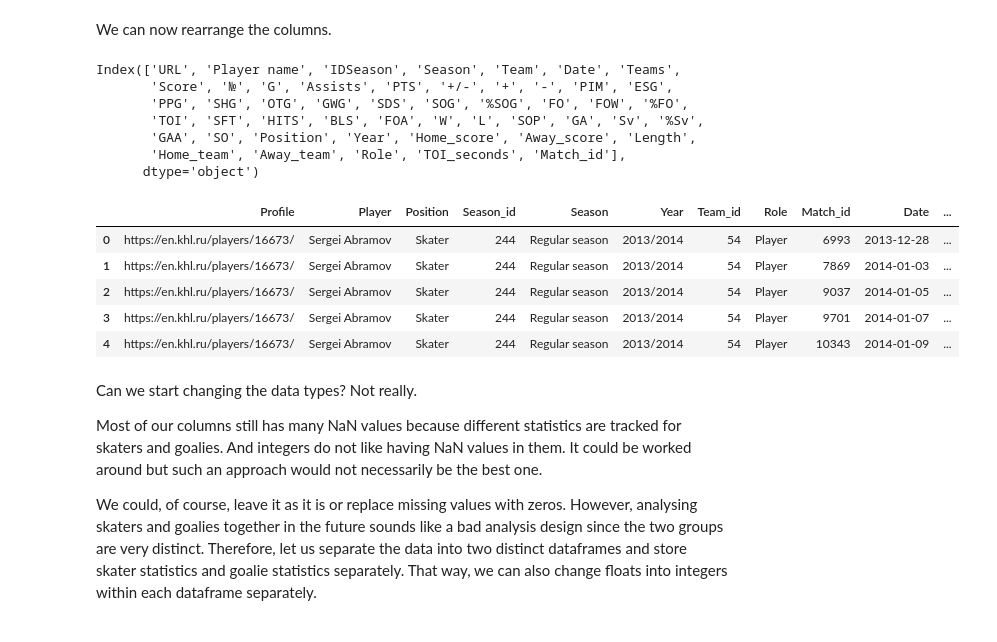
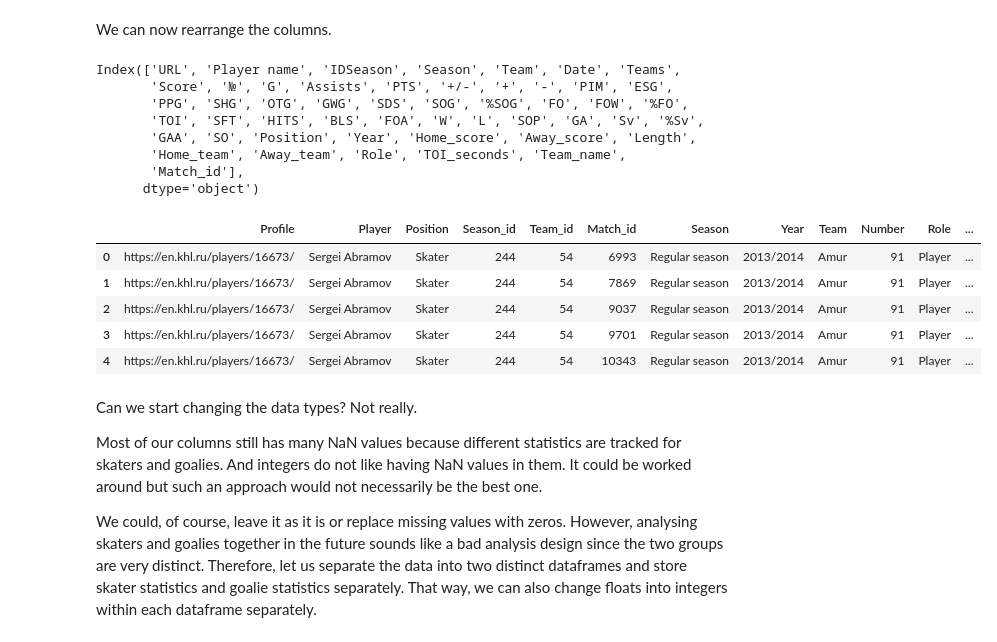
Before and after one commit to Dark-Hobbit/khl, a Jupyter notebook: stage_2/players_processing_match.ipynb, the cells around one changed output. Cells and saved outputs as stored; diff of their text form; code cells hidden in the pictures.

Commit message:
Added team names to match data

```diff
--- a/stage_2/players_processing_match.ipynb
+++ b/stage_2/players_processing_match.ipynb
@@ -250,9 +250,9 @@ Same as with the scores, the letters used to indicate that the player is his tea
 length_dict = {'': 'Standard', 'ОТ': 'Overtime', 'Б': 'Shootouts'}
 players_match['Length'] = players_match['Length'].map(length_dict)
 
-captain_dict = {' ': 'Player', 'а': 'Assistant', 'к': 'Captain', 'a': 'Assistant', 'c': 'Captain',
+role_dict = {' ': 'Player', 'а': 'Assistant', 'к': 'Captain', 'a': 'Assistant', 'c': 'Captain',
                 'K': 'Captain','k': 'Captain', 'К': 'Captain', 'А': 'Assistant', 'A': 'Assistant'}
-players_match['Role'] = players_match['Role'].map(captain_dict)
+players_match['Role'] = players_match['Role'].map(role_dict)
 # %% [markdown]
 UPDATE: although it is not noticeable at first, we have some issues with the teams names.
 # %%
@@ -271,3 +273,6 @@ players_match['Away_team'] = players_match['Away_team'].replace(to_replace='Soch
+# %%
+team_dict = players_match.groupby('Team')['Home_team'].agg(pd.Series.mode).to_dict()
+players_match['Team_name'] = players_match['Team'].map(team_dict)
 # %% [markdown]
 Currently, we can recognise a match by its date and at least one of the teams who participated in it. However, it would be more convenient to have match ID as a separate column rather than combining two columns every time.
 # %%
@@ -283,42 +288,43 @@ Index(['URL', 'Player name', 'IDSeason', 'Season', 'Team', 'Date', 'Teams',
        'PPG', 'SHG', 'OTG', 'GWG', 'SDS', 'SOG', '%SOG', 'FO', 'FOW', '%FO',
        'TOI', 'SFT', 'HITS', 'BLS', 'FOA', 'W', 'L', 'SOP', 'GA', 'Sv', '%Sv',
        'GAA', 'SO', 'Position', 'Year', 'Home_score', 'Away_score', 'Length',
-       'Home_team', 'Away_team', 'Role', 'TOI_seconds', 'Match_id'],
+       'Home_team', 'Away_team', 'Role', 'TOI_seconds', 'Team_name',
+       'Match_id'],
       dtype='object')
 # %%
 # Dropping the columns we are no longer interested in.
 players_match.drop(['Teams', 'Score'], axis=1, inplace=True)
 
 # We will have to move the columns around quite a bit.
-columns = ['URL', 'Player name', 'Position', 'IDSeason', 'Season', 'Year', 'Team', 'Role', 'Match_id', 'Date',
-           'Home_team', 'Away_team', 'Home_score', 'Away_score', 'Length', '№', 'G', 'Assists', 'PTS', '+/-',
-           '+', '-', 'PIM', 'ESG', 'PPG', 'SHG', 'OTG', 'GWG', 'SDS', 'SOG', '%SOG', 'FO', 'FOW', '%FO',
+columns = ['URL', 'Player name', 'Position', 'IDSeason', 'Team', 'Match_id', 'Season', 'Year', 'Team_name', '№',
+           'Role', 'Date', 'Home_team', 'Away_team', 'Home_score', 'Away_score', 'Length', 'G', 'Assists', 'PTS',
+           '+/-', '+', '-', 'PIM', 'ESG', 'PPG', 'SHG', 'OTG', 'GWG', 'SDS', 'SOG', '%SOG', 'FO', 'FOW', '%FO',
            'TOI', 'TOI_seconds', 'SFT', 'HITS', 'BLS', 'FOA', 'W', 'L', 'SOP', 'GA', 'Sv', '%Sv', 'GAA', 'SO']
 players_match = players_match[columns]
 
 # The current column names are not very informative, are they?
-header = ['Profile', 'Player', 'Position', 'Season_id', 'Season', 'Year', 'Team_id', 'Role', 'Match_id', 'Date', 'Home_team',
-          'Away_team', 'Home_score', 'Away_score', 'Length', 'Number', 'Goals', 'Assists', 'Points', 'Plus_minus', 'Plus',
-          'Minus', 'Penalties', 'Goals_even', 'Goals_powerplay', 'Goals_shorthanded', 'Goals_overtime', 'Game_winning_goals',
-          'Game_winning_shootouts', 'Shots', 'Shots_percentage', 'Faceoffs', 'Faceoffs_won', 'Faceoffs_percentage',
-          'Icetime', 'Icetime_seconds', 'Shifts', 'Hits', 'Shots_blocked', 'Penalties_against', 'Wins', 'Losses',
-          'Shootouts', 'Goals_against', 'Saves', 'Saves_percentage', 'Goals_against_average', 'Shutouts']
+header = ['Profile', 'Player', 'Position', 'Season_id', 'Team_id', 'Match_id', 'Season', 'Year', 'Team', 'Number', 'Role',
+          'Date', 'Home_team', 'Away_team', 'Home_score', 'Away_score', 'Length', 'Goals', 'Assists', 'Points', 'Plus_minus',
+          'Plus', 'Minus', 'Penalties', 'Goals_even', 'Goals_powerplay', 'Goals_shorthanded', 'Goals_overtime',
+          'Game_winning_goals', 'Game_winning_shootouts', 'Shots', 'Shots_percentage', 'Faceoffs', 'Faceoffs_won',
+          'Faceoffs_percentage', 'Icetime', 'Icetime_seconds', 'Shifts', 'Hits', 'Shots_blocked', 'Penalties_against',
+          'Wins', 'Losses', 'Shootouts', 'Goals_against', 'Saves', 'Saves_percentage', 'Goals_against_average', 'Shutouts']
 players_match.columns = header
 
 # The player's number and season/team/match IDs are currently stored as float, let us change them into object.
 players_object = ['Season_id', 'Team_id', 'Match_id', 'Number']
 players_match[players_object] = players_match[players_object].astype('object')
 
 # What do you think we are going to do to the 'Date' column?
 players_match['Date'] = pd.to_datetime(players_match['Date'])
 players_match.head()
 # %% [output]
-|  | Profile | Player | Position | Season_id | Season | Year | Team_id | Role | Match_id | Date | ... |
-| 0 | https://en.khl.ru/players/16673/ | Sergei Abramov | Skater | 244 | Regular season | 2013/2014 | 54 | Player | 6993 | 2013-12-28 | ... |
-| 1 | https://en.khl.ru/players/16673/ | Sergei Abramov | Skater | 244 | Regular season | 2013/2014 | 54 | Player | 7869 | 2014-01-03 | ... |
-| 2 | https://en.khl.ru/players/16673/ | Sergei Abramov | Skater | 244 | Regular season | 2013/2014 | 54 | Player | 9037 | 2014-01-05 | ... |
-| 3 | https://en.khl.ru/players/16673/ | Sergei Abramov | Skater | 244 | Regular season | 2013/2014 | 54 | Player | 9701 | 2014-01-07 | ... |
-| 4 | https://en.khl.ru/players/16673/ | Sergei Abramov | Skater | 244 | Regular season | 2013/2014 | 54 | Player | 10343 | 2014-01-09 | ... |
+|  | Profile | Player | Position | Season_id | Team_id | Match_id | Season | Year | Team | Number | Role | ... |
+| 0 | https://en.khl.ru/players/16673/ | Sergei Abramov | Skater | 244 | 54 | 6993 | Regular season | 2013/2014 | Amur | 91 | Player | ... |
+| 1 | https://en.khl.ru/players/16673/ | Sergei Abramov | Skater | 244 | 54 | 7869 | Regular season | 2013/2014 | Amur | 91 | Player | ... |
+| 2 | https://en.khl.ru/players/16673/ | Sergei Abramov | Skater | 244 | 54 | 9037 | Regular season | 2013/2014 | Amur | 91 | Player | ... |
+| 3 | https://en.khl.ru/players/16673/ | Sergei Abramov | Skater | 244 | 54 | 9701 | Regular season | 2013/2014 | Amur | 91 | Player | ... |
+| 4 | https://en.khl.ru/players/16673/ | Sergei Abramov | Skater | 244 | 54 | 10343 | Regular season | 2013/2014 | Amur | 91 | Player | ... |
 # %% [markdown]
 Can we start changing the data types? Not really.
 
```
Also changed, not shown: parts of 7 cells of this notebook, 2 other files.
